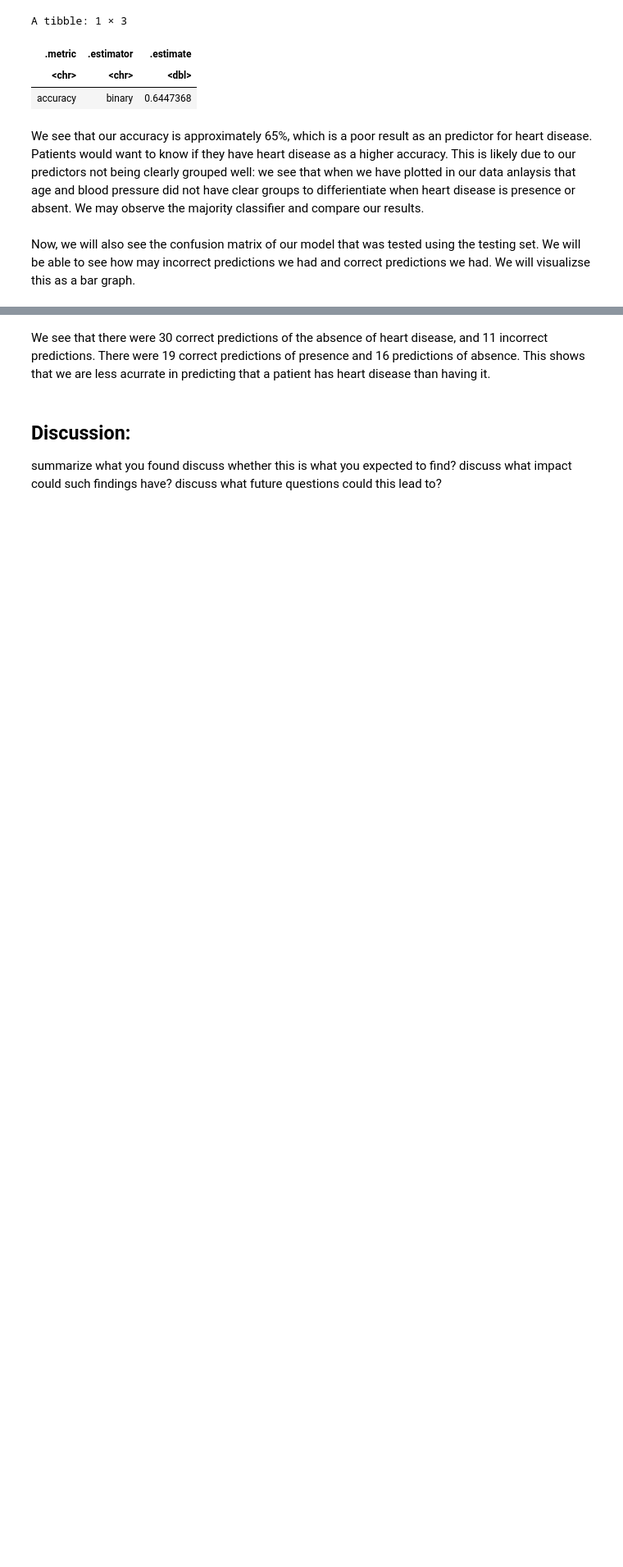
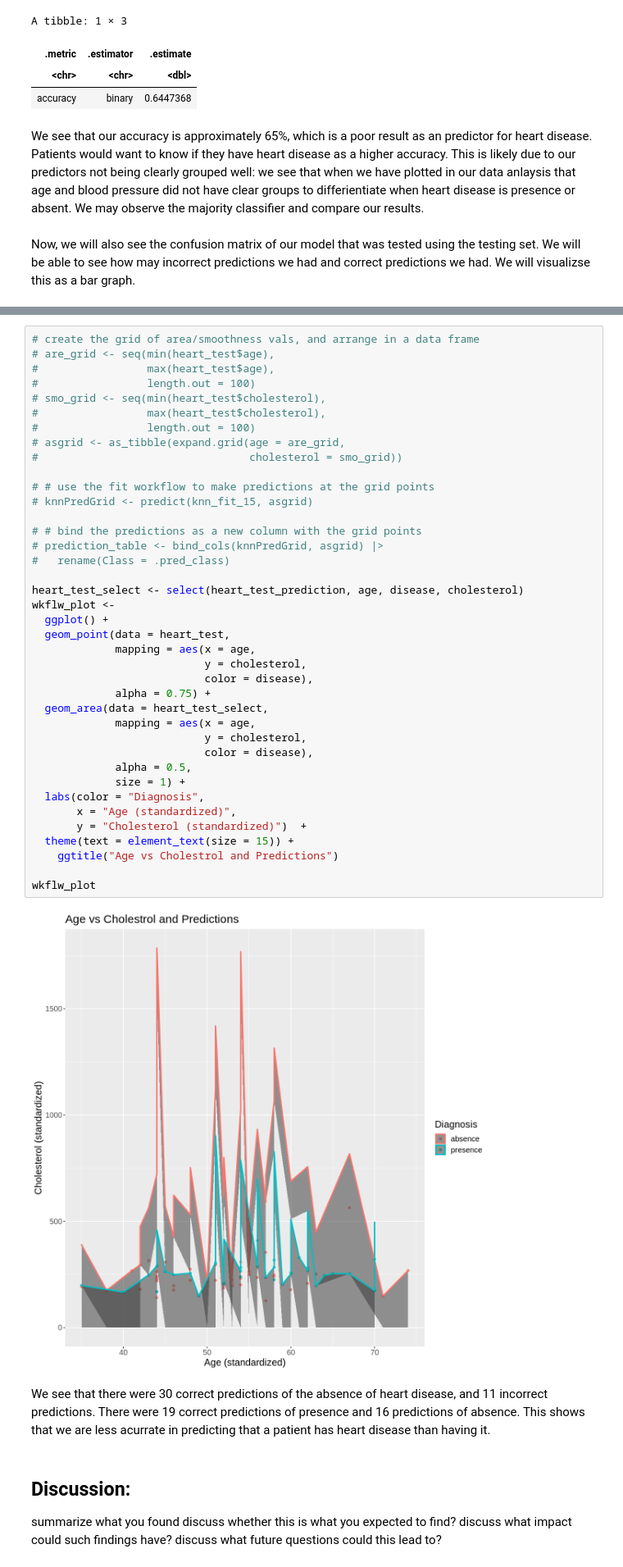
Before and after one commit to mariimako/DSCIPROJECT, a Jupyter notebook: project_report.ipynb, the cells around one changed output, grey strips where cells are left out. Shown at 82% size. Saved outputs shown, nothing was run; the diff lists cells and outputs as text; blank space fills up the shorter version.

```diff
--- a/project_report.ipynb
+++ b/project_report.ipynb
@@ -319,3 +322,44 @@ Prediction absence presence
+# %%
+# create the grid of area/smoothness vals, and arrange in a data frame
+# are_grid <- seq(min(heart_test$age),
+#                 max(heart_test$age),
+#                 length.out = 100)
+# smo_grid <- seq(min(heart_test$cholesterol),
+#                 max(heart_test$cholesterol),
+#                 length.out = 100)
+# asgrid <- as_tibble(expand.grid(age = are_grid,
+#                                 cholesterol = smo_grid))
+
+# # use the fit workflow to make predictions at the grid points
+# knnPredGrid <- predict(knn_fit_15, asgrid)
+
+# # bind the predictions as a new column with the grid points
+# prediction_table <- bind_cols(knnPredGrid, asgrid) |>
+#   rename(Class = .pred_class)
+
+heart_test_select <- select(heart_test_prediction, age, disease, cholesterol)
+wkflw_plot <-
+  ggplot() +
+  geom_point(data = heart_test,
+             mapping = aes(x = age,
+                           y = cholesterol,
+                           color = disease),
+             alpha = 0.75) +
+  geom_area(data = heart_test_select,
+             mapping = aes(x = age,
+                           y = cholesterol,
+                           color = disease),
+             alpha = 0.5,
+             size = 1) +
+  labs(color = "Diagnosis",
+       x = "Age (standardized)",
+       y = "Cholesterol (standardized)")  +
+  theme(text = element_text(size = 15)) +
+    ggtitle("Age vs Cholestrol and Predictions")
+
+wkflw_plot
+# %% [output]
+[figure, added]
 # %% [markdown]
 We see that there were 30 correct predictions of the absence of heart disease, and 11 incorrect predictions. There were 19 correct predictions of presence and 16 predictions of absence. This shows that we are less acurrate in predicting that a patient has heart disease than having it.
 # %% [markdown]
```
Also changed, not shown: parts of 2 cells of this notebook.
